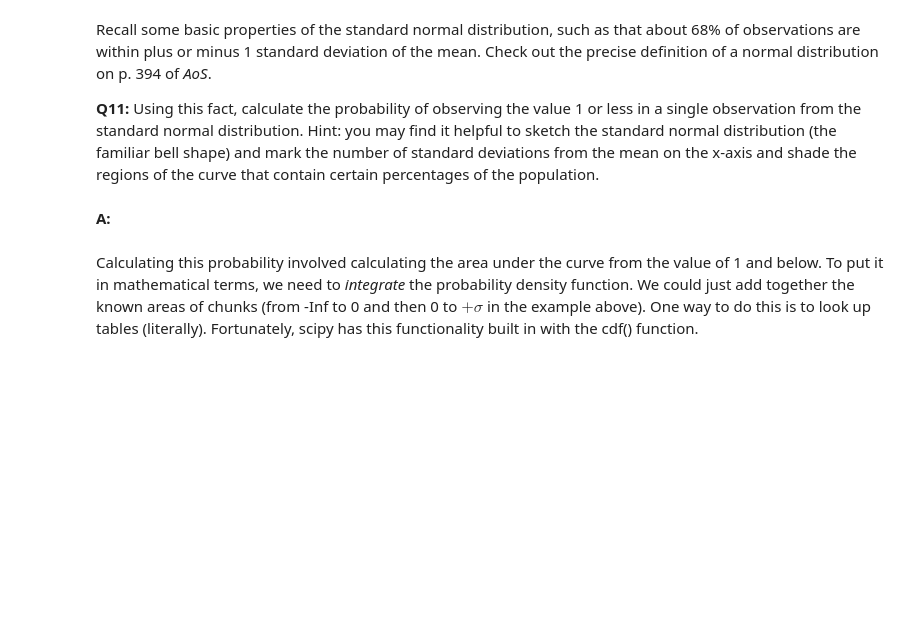
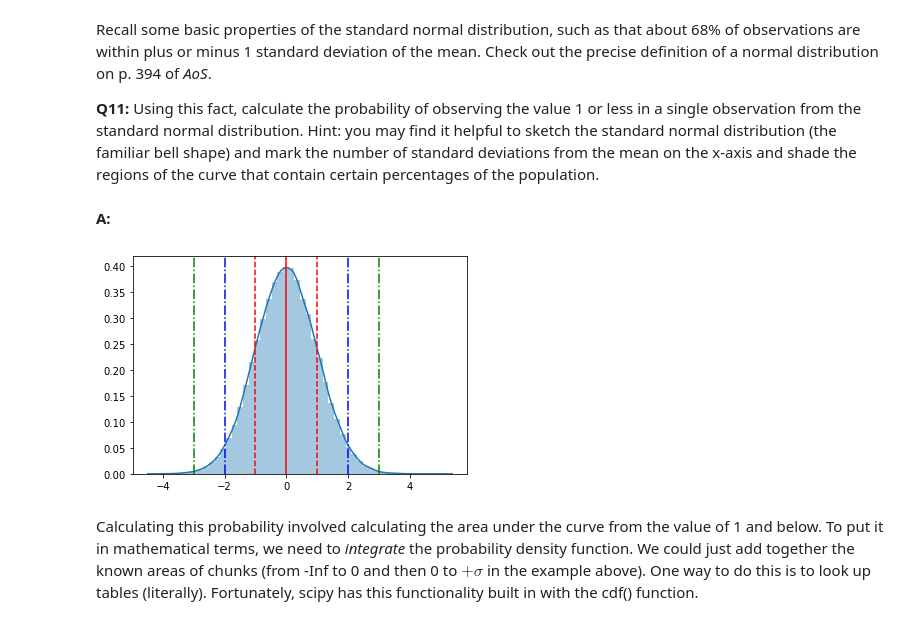
Before and after one commit to shai1esh03/ML-Algorithms-Projects, a Jupyter notebook: Frequentist Case Study/Frequentist Inference Case Study - Part A (3).ipynb, the cells around one changed output. Drawn from its saved outputs; the diff is of its cells as text; code cells hidden in the pictures; blank space fills up the shorter version.

```diff
--- a/Frequentist Case Study/Frequentist Inference Case Study - Part A (3).ipynb
+++ b/Frequentist Case Study/Frequentist Inference Case Study - Part A (3).ipynb
@@ -222,6 +271,19 @@ Recall some basic properties of the standard normal distribution, such as that a
 __Q11:__ Using this fact, calculate the probability of observing the value 1 or less in a single observation from the standard normal distribution. Hint: you may find it helpful to sketch the standard normal distribution (the familiar bell shape) and mark the number of standard deviations from the mean on the x-axis and shade the regions of the curve that contain certain percentages of the population.
 # %% [markdown]
 __A:__
+# %%
+import seaborn as sns
+value = np.random.normal(loc=0,scale=1,size=100000)
+sns.distplot(value)
+_ = plt.axvline(0, color='r')
+_ = plt.axvline(1, color='r', linestyle='--')
+_ = plt.axvline(-1, color='r', linestyle='--')
+_ = plt.axvline(2, color='b', linestyle='-.')
+_ = plt.axvline(-2, color='b', linestyle='-.')
+_ = plt.axvline(3, color='g', linestyle='-.')
+_ = plt.axvline(-3, color='g', linestyle='-.')
+# %% [output]
+[figure, added]
 # %% [markdown]
 Calculating this probability involved calculating the area under the curve from the value of 1 and below. To put it in mathematical terms, we need to *integrate* the probability density function. We could just add together the known areas of chunks (from -Inf to 0 and then 0 to $+\sigma$ in the example above). One way to do this is to look up tables (literally). Fortunately, scipy has this functionality built in with the cdf() function.
 # %% [markdown]
```
Also changed, not shown: parts of 19 cells of this notebook, 1 other file.
